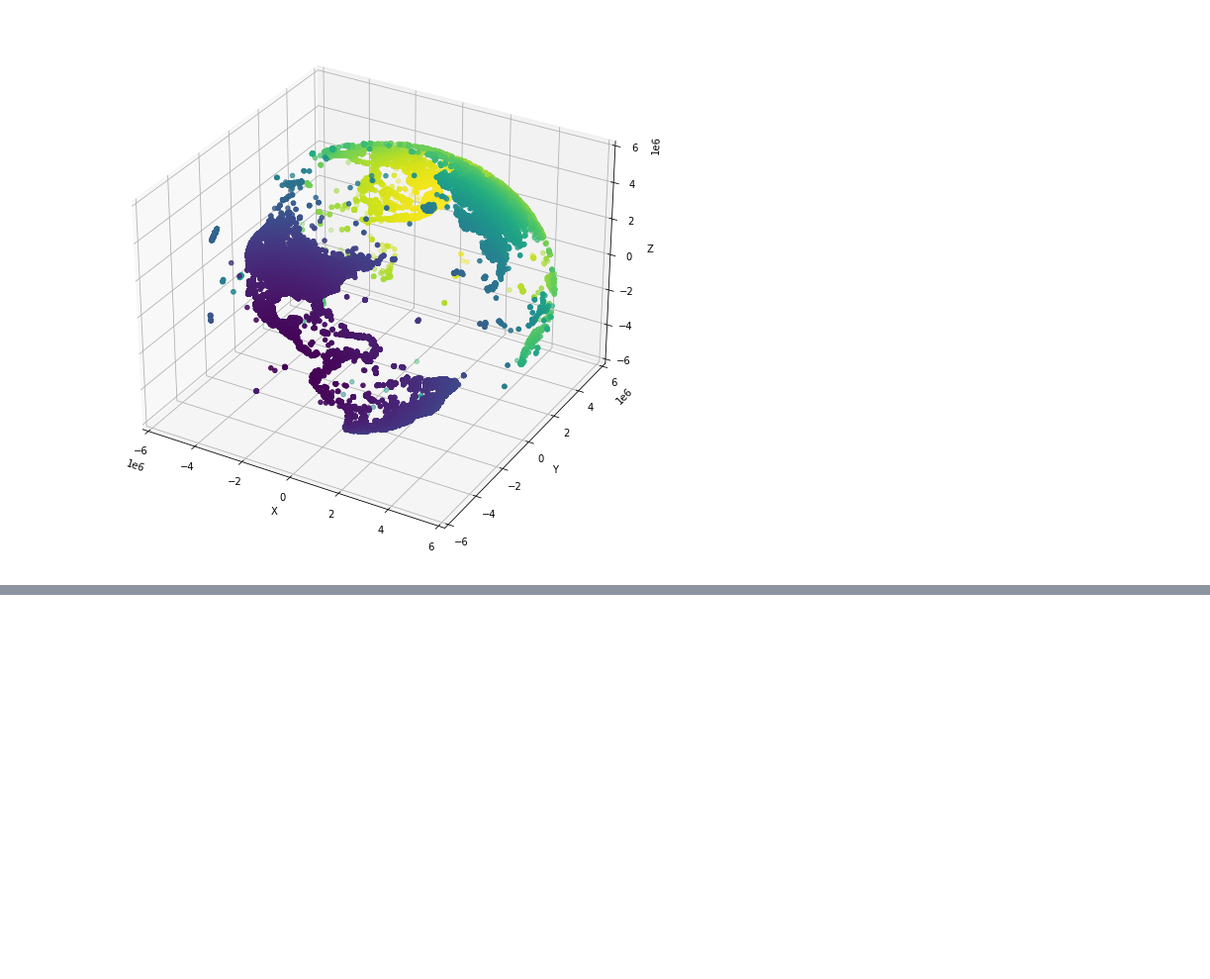
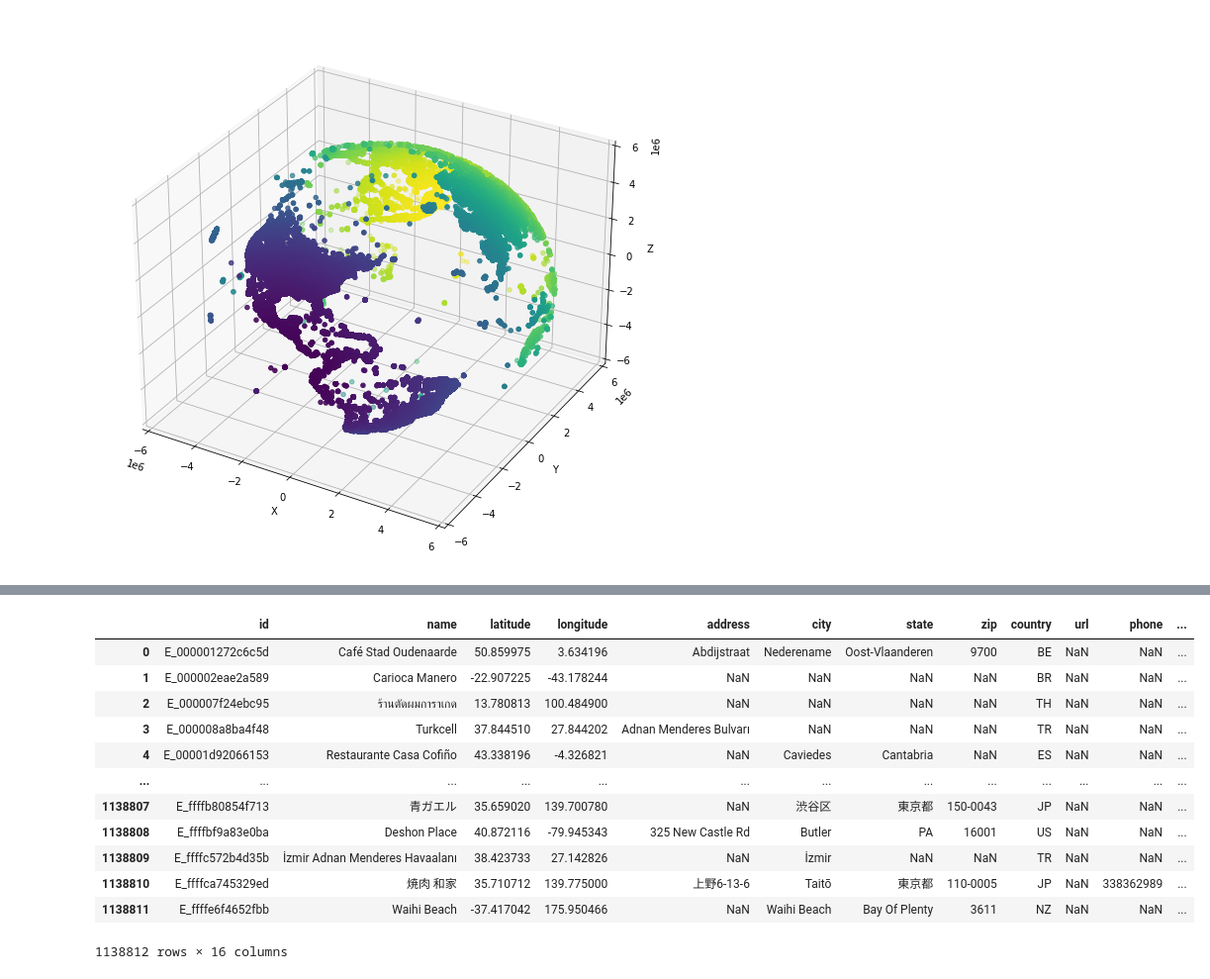
Before and after one commit to 0xjrr/foursquare-location-matching, a Jupyter notebook: fousquare_first_analysis.ipynb, the cells around one changed output, grey strips where cells are left out. Shown: that part at 99% size. Cells and saved outputs as stored; diff of their text form; code cells hidden in the pictures; blank space fills up the shorter version.

```diff
--- a/fousquare_first_analysis.ipynb
+++ b/fousquare_first_analysis.ipynb
@@ -232,0 +251,16 @@ len(df)
+# %%
+df
+# %% [output]
+|  | id | name | latitude | longitude | address | city | state | zip | country | url | phone | ... |
+| 0 | E_000001272c6c5d | Café Stad Oudenaarde | 50.859975 | 3.634196 | Abdijstraat | Nederename | Oost-Vlaanderen | 9700 | BE | NaN | NaN | ... |
+| 1 | E_000002eae2a589 | Carioca Manero | -22.907225 | -43.178244 | NaN | NaN | NaN | NaN | BR | NaN | NaN | ... |
+| 2 | E_000007f24ebc95 | ร้านตัดผมการาเกด | 13.780813 | 100.484900 | NaN | NaN | NaN | NaN | TH | NaN | NaN | ... |
+| 3 | E_000008a8ba4f48 | Turkcell | 37.844510 | 27.844202 | Adnan Menderes Bulvarı | NaN | NaN | NaN | TR | NaN | NaN | ... |
+| 4 | E_00001d92066153 | Restaurante Casa Cofiño | 43.338196 | -4.326821 | NaN | Caviedes | Cantabria | NaN | ES | NaN | NaN | ... |
+| ... | ... | ... | ... | ... | ... | ... | ... | ... | ... | ... | ... | ... |
+| 1138807 | E_ffffb80854f713 | 青ガエル | 35.659020 | 139.700780 | NaN | 渋谷区 | 東京都 | 150-0043 | JP | NaN | NaN | ... |
+| 1138808 | E_ffffbf9a83e0ba | Deshon Place | 40.872116 | -79.945343 | 325 New Castle Rd | Butler | PA | 16001 | US | NaN | NaN | ... |
+| 1138809 | E_ffffc572b4d35b | İzmir Adnan Menderes Havaalanı | 38.423733 | 27.142826 | NaN | İzmir | NaN | NaN | TR | NaN | NaN | ... |
+| 1138810 | E_ffffca745329ed | 焼肉 和家 | 35.710712 | 139.775000 | 上野6-13-6 | Taitō | 東京都 | 110-0005 | JP | NaN | 338362989 | ... |
+| 1138811 | E_ffffe6f4652fbb | Waihi Beach | -37.417042 | 175.950466 | NaN | Waihi Beach | Bay Of Plenty | 3611 | NZ | NaN | NaN | ... |
+1138812 rows × 16 columns
```
Also changed, not shown: parts of 7 cells of this notebook.
